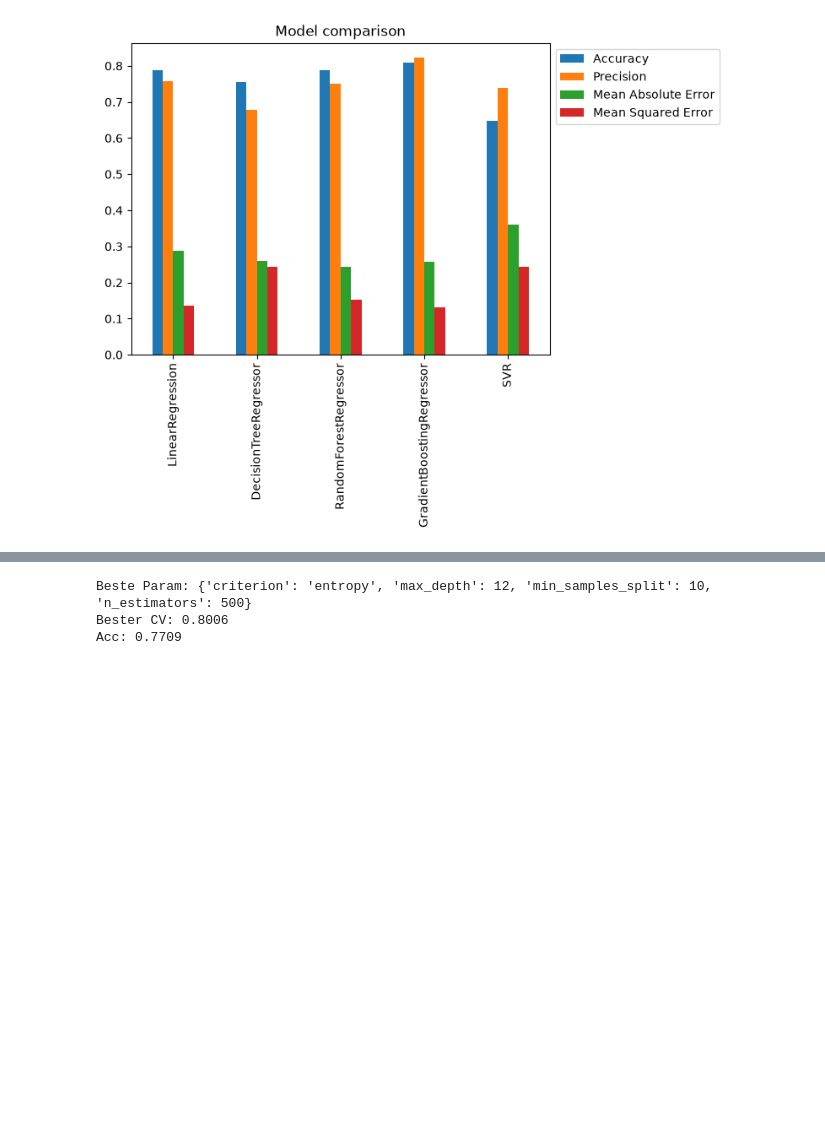
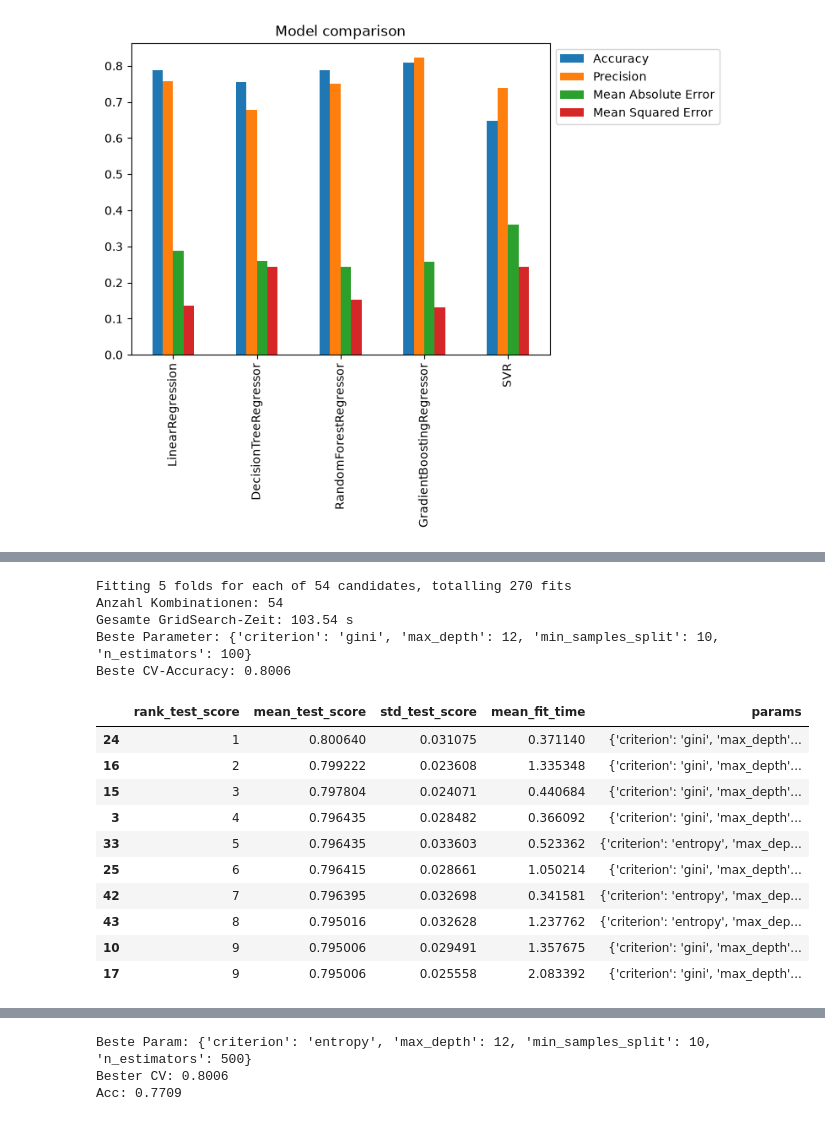
Before and after one commit to Nico-Wan3/ML_Titanic, a Jupyter notebook: main.ipynb, the cells around one changed output, grey strips where cells are left out. Cells and saved outputs as stored; diff of their text form; code cells hidden in the pictures; blank space fills up the shorter version.

```diff
--- a/main.ipynb
+++ b/main.ipynb
@@ -174,0 +170,14 @@ plt.show()
+# %%
+df = pd.read_csv("data/titanic.csv")
+
+# Kategorisches Merkmal in Zahlen umwandeln (male = 0, female = 1)
+X = df[["Sex", "Fare", "Age"]].copy()
+X["Sex"] = X["Sex"].map({"male": 0, "female": 1}).astype(int)
+y = df["Survived"]
+
+X_train, X_test, y_train, y_test = train_test_split(
+    X, y, test_size=0.2, random_state=42, stratify=y
+)
+
+print(f"Training: {X_train.shape[0]} Zeilen, Test: {X_test.shape[0]} Zeilen")
+print(f"Fehlende Age-Werte im Training: {X_train['Age'].isna().sum()}")
@@ -174,0 +192,66 @@ plt.show()
+# %%
+param_grid = {
+    "n_estimators": [100, 300, 500],
+    "max_depth": [None, 10, 12],
+    "min_samples_split": [2, 5, 10],
+    "criterion": ["gini", "entropy"],
+}
+
+rfc = RandomForestClassifier(random_state=42)
+
+grid = GridSearchCV(
+    estimator=rfc,
+    param_grid=param_grid,
+    cv=5,
+    scoring="accuracy",
+    n_jobs=-1,
+    verbose=1,
+    return_train_score=True,
+)
+
+start = time.perf_counter()
+grid.fit(X_train, y_train)
+search_time = time.perf_counter() - start
+
+print(f"Anzahl Kombinationen: {len(grid.cv_results_['params'])}")
+print(f"Gesamte GridSearch-Zeit: {search_time:.2f} s")
+print(f"Beste Parameter: {grid.best_params_}")
+print(f"Beste CV-Accuracy: {grid.best_score_:.4f}")
+# %% [output]
+Fitting 5 folds for each of 54 candidates, totalling 270 fits
+Anzahl Kombinationen: 54
+Gesamte GridSearch-Zeit: 103.54 s
+Beste Parameter: {'criterion': 'gini', 'max_depth': 12, 'min_samples_split': 10, 'n_estimators': 100}
+Beste CV-Accuracy: 0.8006
+# %%
+results = pd.DataFrame(grid.cv_results_).copy()
+
+# Parameter in eigene Spalten aufteilen
+results = pd.concat([results, pd.DataFrame(results["params"].tolist())], axis=1)
+
+results["max_depth_str"] = results["max_depth"].apply(
+    lambda v: "None" if pd.isna(v) else str(int(v))
+)
+results["max_depth_num"] = results["max_depth"].apply(
+    lambda v: 0 if pd.isna(v) else int(v)
+)
+results["label"] = results.apply(
+    lambda r: f"n={r['n_estimators']}, d={r['max_depth_str']}, "
+              f"split={r['min_samples_split']}, {r['criterion']}",
+    axis=1,
+)
+
+results[["rank_test_score", "mean_test_score", "std_test_score",
+         "mean_fit_time", "params"]].sort_values("rank_test_score").head(10)
+# %% [output]
+|  | rank_test_score | mean_test_score | std_test_score | mean_fit_time | params |
+| 24 | 1 | 0.800640 | 0.031075 | 0.371140 | {'criterion': 'gini', 'max_depth'... |
+| 16 | 2 | 0.799222 | 0.023608 | 1.335348 | {'criterion': 'gini', 'max_depth'... |
+| 15 | 3 | 0.797804 | 0.024071 | 0.440684 | {'criterion': 'gini', 'max_depth'... |
+| 3 | 4 | 0.796435 | 0.028482 | 0.366092 | {'criterion': 'gini', 'max_depth'... |
+| 33 | 5 | 0.796435 | 0.033603 | 0.523362 | {'criterion': 'entropy', 'max_dep... |
+| 25 | 6 | 0.796415 | 0.028661 | 1.050214 | {'criterion': 'gini', 'max_depth'... |
+| 42 | 7 | 0.796395 | 0.032698 | 0.341581 | {'criterion': 'entropy', 'max_dep... |
+| 43 | 8 | 0.795016 | 0.032628 | 1.237762 | {'criterion': 'entropy', 'max_dep... |
+| 10 | 9 | 0.795006 | 0.029491 | 1.357675 | {'criterion': 'gini', 'max_depth'... |
+| 17 | 9 | 0.795006 | 0.025558 | 2.083392 | {'criterion': 'gini', 'max_depth'... |
```
Also changed, not shown: parts of 10 cells of this notebook.
